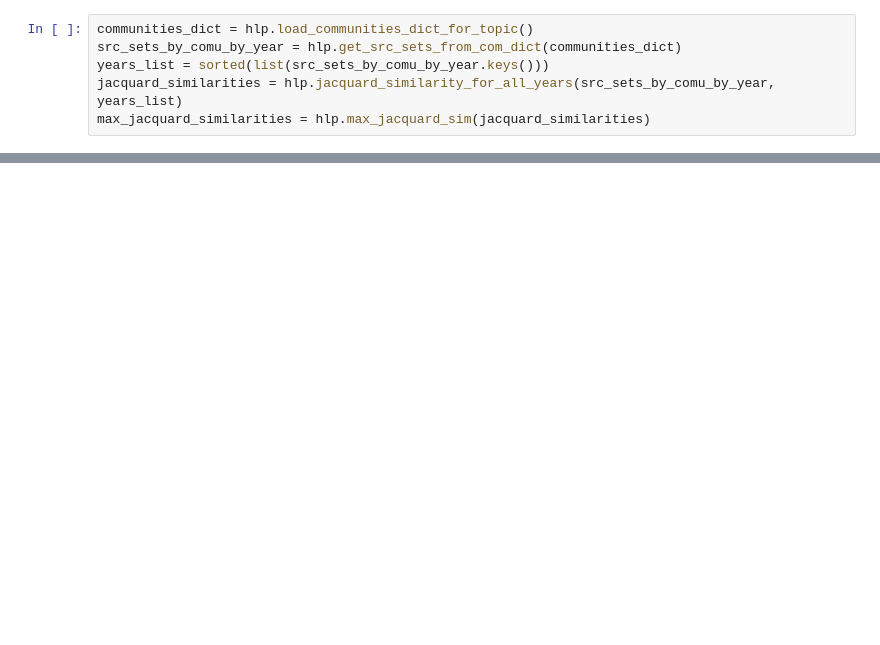
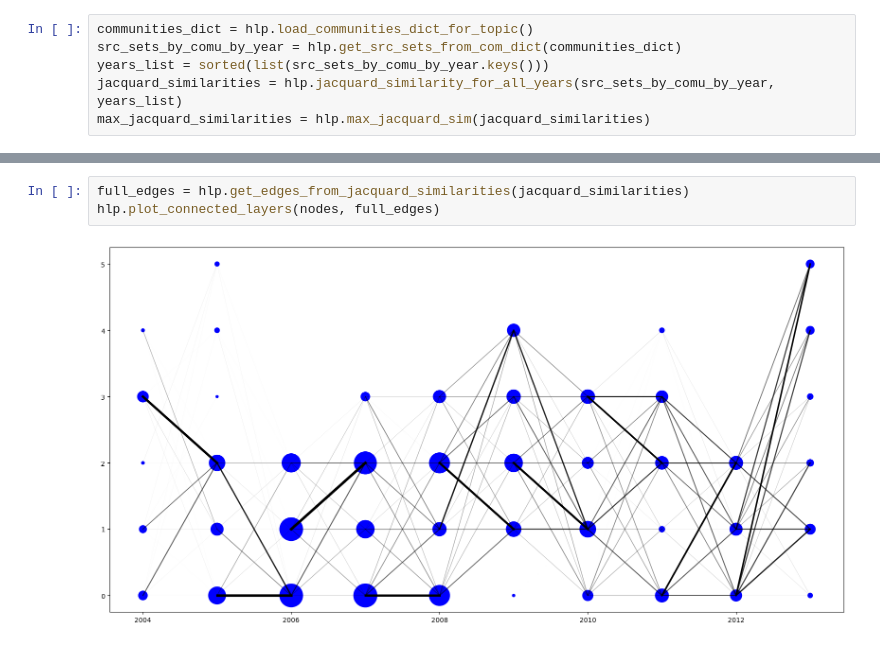
Before and after one commit to epfl-ada/ada-2023-project-abracadabra, a Jupyter notebook: P3_jd_community_evo.ipynb, the cells around one changed output, grey strips where cells are left out. Cells and saved outputs as stored; diff of their text form; blank space fills up the shorter version.

```diff
--- a/P3_jd_community_evo.ipynb
+++ b/P3_jd_community_evo.ipynb
@@ -99,0 +25,5 @@ plt.show()
+# %%
+full_edges = hlp.get_edges_from_jacquard_similarities(jacquard_similarities)
+hlp.plot_connected_layers(nodes, full_edges)
+# %% [output]
+[figure, added]
```
Also changed, not shown: parts of 13 cells of this notebook, 1 other file.
